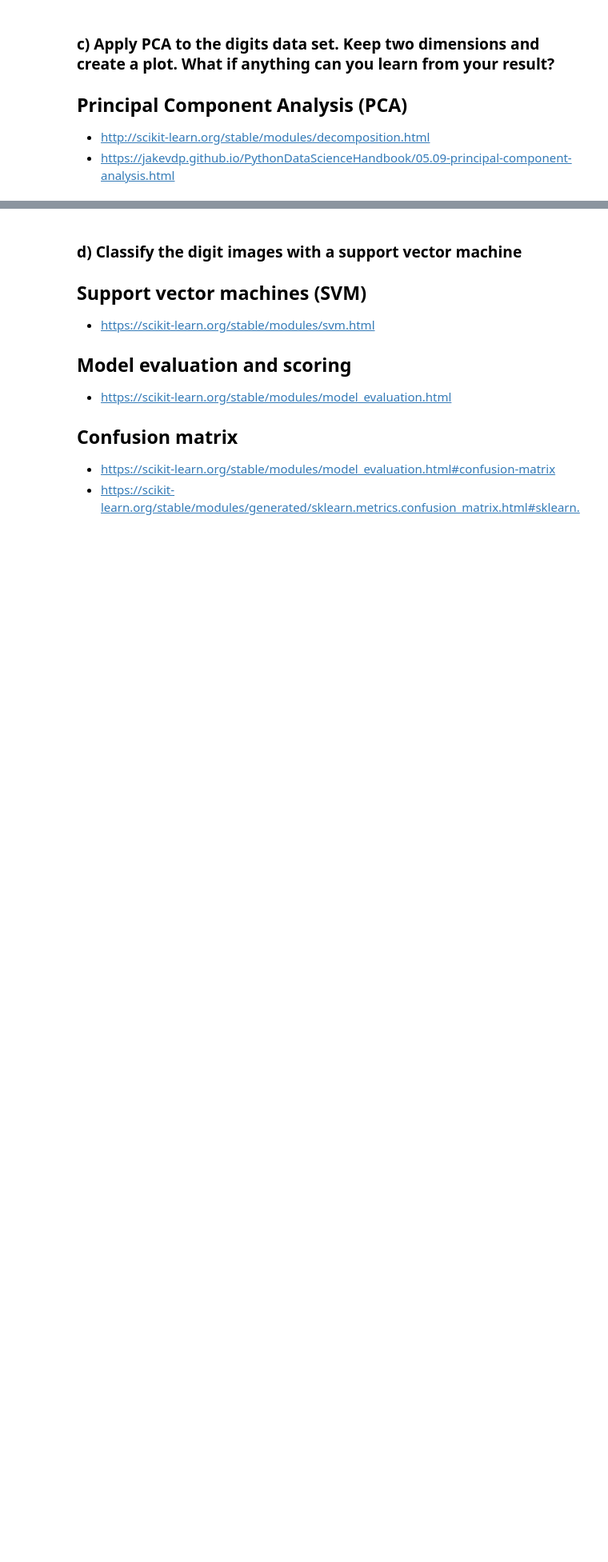
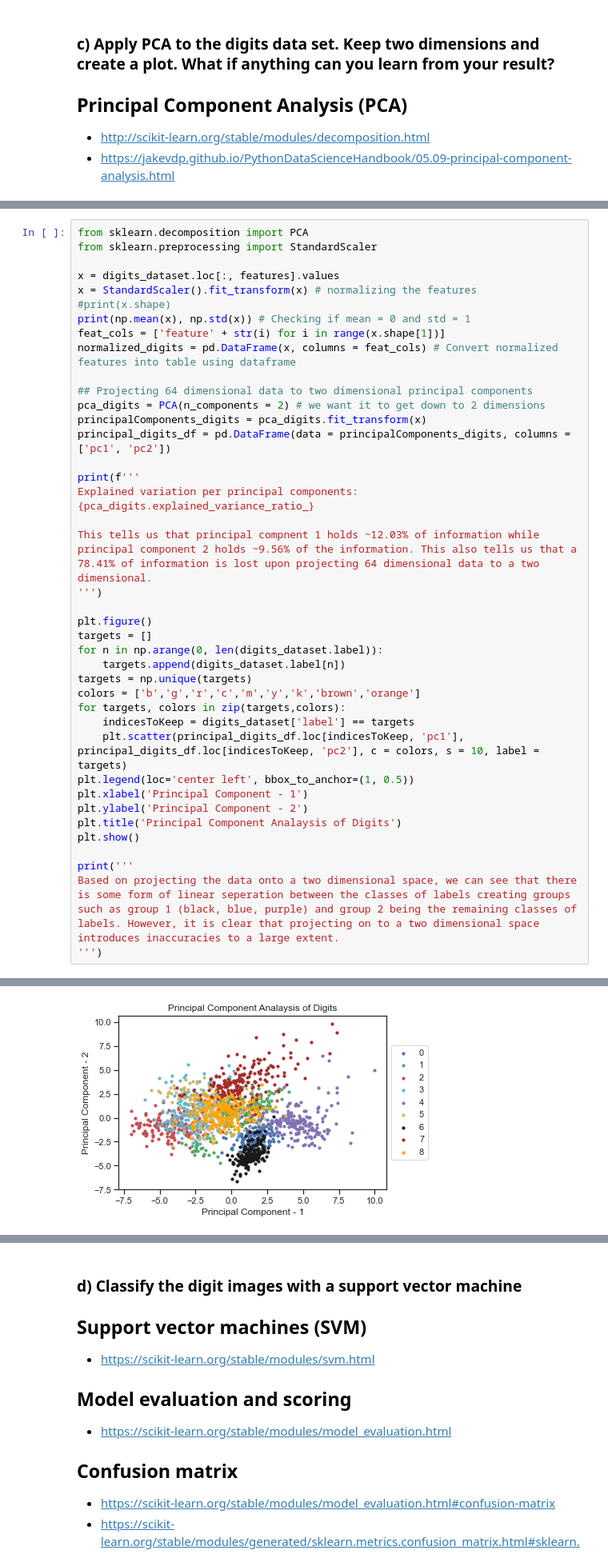
Before and after one commit to teoyi/scientific-computing-archive, a Jupyter notebook: sci-comp-II/Week-10/digits-recognition-v2.ipynb, the cells around one changed output, grey strips where cells are left out. Shown at 80% size. Saved outputs shown, nothing was run; the diff lists cells and outputs as text; blank space fills up the shorter version.

Commit message:
Finished part c, PCA of digits dataset

```diff
--- a/sci-comp-II/Week-10/digits-recognition-v2.ipynb
+++ b/sci-comp-II/Week-10/digits-recognition-v2.ipynb
@@ -221,0 +209,41 @@ principalComponents_breast = pca_digits.fit_transform(x)
+# %%
+from sklearn.decomposition import PCA
+from sklearn.preprocessing import StandardScaler
+
+x = digits_dataset.loc[:, features].values
+x = StandardScaler().fit_transform(x) # normalizing the features
+#print(x.shape)
+print(np.mean(x), np.std(x)) # Checking if mean = 0 and std = 1
+feat_cols = ['feature' + str(i) for i in range(x.shape[1])]
+normalized_digits = pd.DataFrame(x, columns = feat_cols) # Convert normalized features into table using dataframe
+
+## Projecting 64 dimensional data to two dimensional principal components
+pca_digits = PCA(n_components = 2) # we want it to get down to 2 dimensions
+principalComponents_digits = pca_digits.fit_transform(x)
+principal_digits_df = pd.DataFrame(data = principalComponents_digits, columns = ['pc1', 'pc2'])
+
+print(f'''
+Explained variation per principal components:{pca_digits.explained_variance_ratio_}
+
+This tells us that principal compnent 1 holds ~12.03% of information while principal component 2 holds ~9.56% of the information. This also tells us that a 78.41% of information is lost upon projecting 64 dimensional data to a two dimensional.
+''')
+
+plt.figure()
+targets = []
+for n in np.arange(0, len(digits_dataset.label)):
+    targets.append(digits_dataset.label[n])
+targets = np.unique(targets)
+colors = ['b','g','r','c','m','y','k','brown','orange']
+for targets, colors in zip(targets,colors):
+    indicesToKeep = digits_dataset['label'] == targets
+    plt.scatter(principal_digits_df.loc[indicesToKeep, 'pc1'], principal_digits_df.loc[indicesToKeep, 'pc2'], c = colors, s = 10, label = targets)
+plt.legend(loc='center left', bbox_to_anchor=(1, 0.5))
+plt.xlabel('Principal Component - 1')
+plt.ylabel('Principal Component - 2')
+plt.title('Principal Component Analaysis of Digits')
+plt.show()
+
+print('''
+Based on projecting the data onto a two dimensional space, we can see that there is some form of linear seperation between the classes of labels creating groups such as group 1 (black, blue, purple) and group 2 being the remaining classes of labels. However, it is clear that projecting on to a two dimensional space introduces inaccuracies to a large extent.
+''')
+# %% [output]
@@ -221,0 +255 @@ principalComponents_breast = pca_digits.fit_transform(x)
+[figure, added]
```
Also changed, not shown: parts of 3 cells of this notebook.
